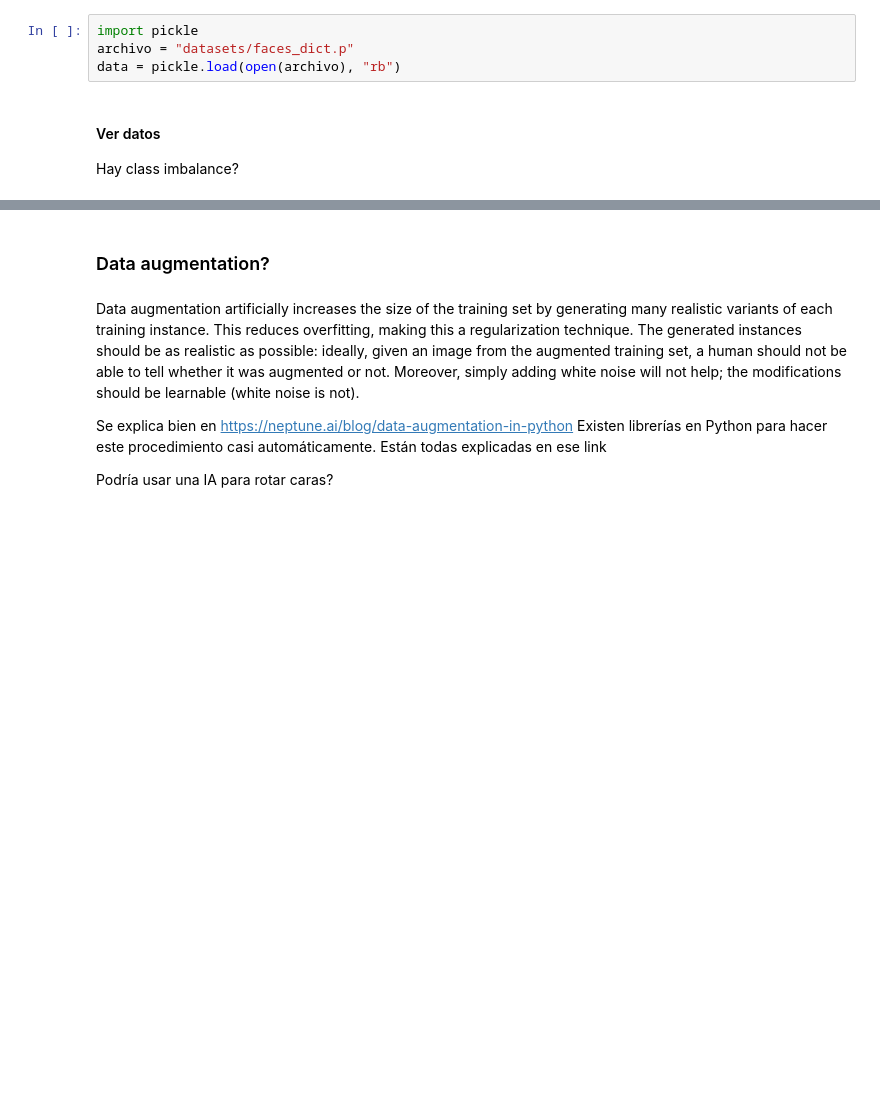
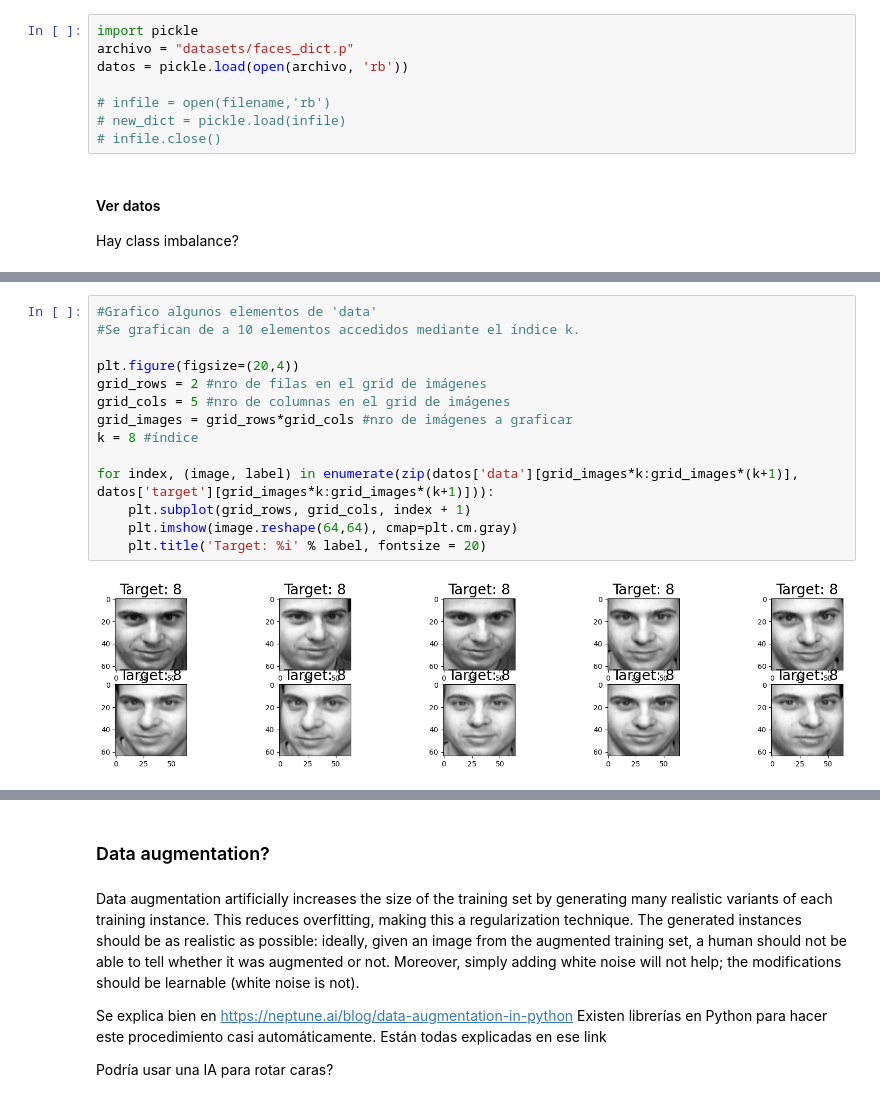
Before and after one commit to Lupama2/MLFundamentals_ejercicios, a Jupyter notebook: Reports/Report 2/Chehade_report2.ipynb, the cells around one changed output, grey strips where cells are left out. Drawn from its saved outputs; the diff is of its cells as text; blank space fills up the shorter version.

```diff
--- a/Reports/Report 2/Chehade_report2.ipynb
+++ b/Reports/Report 2/Chehade_report2.ipynb
@@ -27,7 +27,11 @@ from sklearn.metrics import accuracy_score
 # %%
 import pickle
 archivo = "datasets/faces_dict.p"
-data = pickle.load(open(archivo), "rb")
+datos = pickle.load(open(archivo, 'rb'))
+
+# infile = open(filename,'rb')
+# new_dict = pickle.load(infile)
+# infile.close()
 # %% [markdown]
 #### Ver datos
 Hay class imbalance?
@@ -53,0 +55,16 @@ train_target = train_set["dosel_forestal"].copy()
+# %%
+#Grafico algunos elementos de 'data'
+#Se grafican de a 10 elementos accedidos mediante el índice k.
+
+plt.figure(figsize=(20,4))
+grid_rows = 2 #nro de filas en el grid de imágenes
+grid_cols = 5 #nro de columnas en el grid de imágenes
+grid_images = grid_rows*grid_cols #nro de imágenes a graficar
+k = 8 #índice
+
+for index, (image, label) in enumerate(zip(datos['data'][grid_images*k:grid_images*(k+1)], datos['target'][grid_images*k:grid_images*(k+1)])):
+    plt.subplot(grid_rows, grid_cols, index + 1)
+    plt.imshow(image.reshape(64,64), cmap=plt.cm.gray)
+    plt.title('Target: %i' % label, fontsize = 20)
+# %% [output]
+[figure, added]
```
Also changed, not shown: parts of 35 cells of this notebook, 1 other file.
